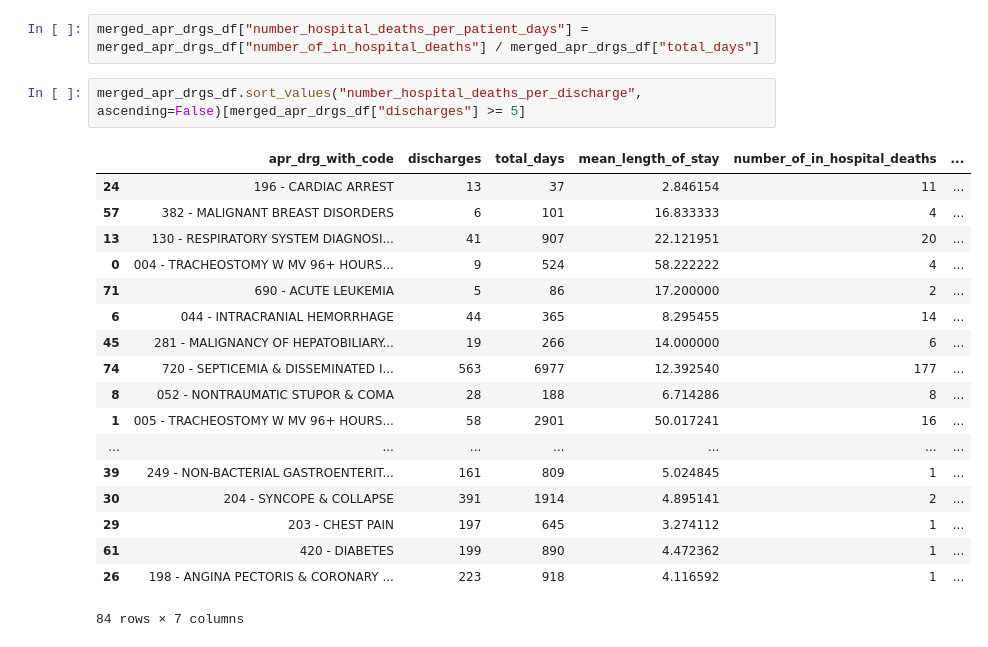
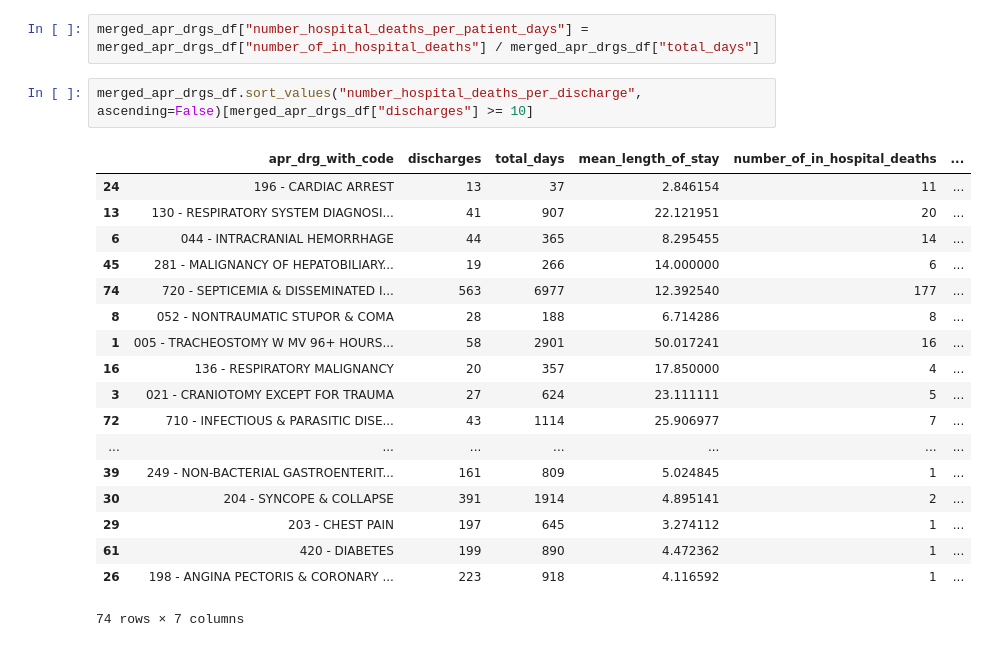
Before and after one commit to jhajagos/health-open-data-workshop, a Jupyter notebook: SPARCS NY Mortality 2014.ipynb, the cells around one changed output. Cells and saved outputs as stored; diff of their text form.

```diff
--- a/SPARCS NY Mortality 2014.ipynb
+++ b/SPARCS NY Mortality 2014.ipynb
@@ -164,23 +164,23 @@ merged_apr_drgs_df["number_hospital_deaths_per_discharge"] = merged_apr_drgs_df[
 # %%
 merged_apr_drgs_df["number_hospital_deaths_per_patient_days"] = merged_apr_drgs_df["number_of_in_hospital_deaths"] / merged_apr_drgs_df["total_days"]
 # %%
-merged_apr_drgs_df.sort_values("number_hospital_deaths_per_discharge", ascending=False)[merged_apr_drgs_df["discharges"] >= 5]
+merged_apr_drgs_df.sort_values("number_hospital_deaths_per_discharge", ascending=False)[merged_apr_drgs_df["discharges"] >= 10]
 # %% [output]
 |  | apr_drg_with_code | discharges | total_days | mean_length_of_stay | number_of_in_hospital_deaths | ... |
 | 24 | 196 - CARDIAC ARREST | 13 | 37 | 2.846154 | 11 | ... |
-| 57 | 382 - MALIGNANT BREAST DISORDERS | 6 | 101 | 16.833333 | 4 | ... |
 | 13 | 130 - RESPIRATORY SYSTEM DIAGNOSI... | 41 | 907 | 22.121951 | 20 | ... |
-| 0 | 004 - TRACHEOSTOMY W MV 96+ HOURS... | 9 | 524 | 58.222222 | 4 | ... |
-| 71 | 690 - ACUTE LEUKEMIA | 5 | 86 | 17.200000 | 2 | ... |
 | 6 | 044 - INTRACRANIAL HEMORRHAGE | 44 | 365 | 8.295455 | 14 | ... |
 | 45 | 281 - MALIGNANCY OF HEPATOBILIARY... | 19 | 266 | 14.000000 | 6 | ... |
 | 74 | 720 - SEPTICEMIA & DISSEMINATED I... | 563 | 6977 | 12.392540 | 177 | ... |
 | 8 | 052 - NONTRAUMATIC STUPOR & COMA | 28 | 188 | 6.714286 | 8 | ... |
 | 1 | 005 - TRACHEOSTOMY W MV 96+ HOURS... | 58 | 2901 | 50.017241 | 16 | ... |
+| 16 | 136 - RESPIRATORY MALIGNANCY | 20 | 357 | 17.850000 | 4 | ... |
+| 3 | 021 - CRANIOTOMY EXCEPT FOR TRAUMA | 27 | 624 | 23.111111 | 5 | ... |
+| 72 | 710 - INFECTIOUS & PARASITIC DISE... | 43 | 1114 | 25.906977 | 7 | ... |
 | ... | ... | ... | ... | ... | ... | ... |
 | 39 | 249 - NON-BACTERIAL GASTROENTERIT... | 161 | 809 | 5.024845 | 1 | ... |
 | 30 | 204 - SYNCOPE & COLLAPSE | 391 | 1914 | 4.895141 | 2 | ... |
 | 29 | 203 - CHEST PAIN | 197 | 645 | 3.274112 | 1 | ... |
 | 61 | 420 - DIABETES | 199 | 890 | 4.472362 | 1 | ... |
 | 26 | 198 - ANGINA PECTORIS & CORONARY ... | 223 | 918 | 4.116592 | 1 | ... |
-84 rows × 7 columns
+74 rows × 7 columns
```
Also changed, not shown: 2 other files.
